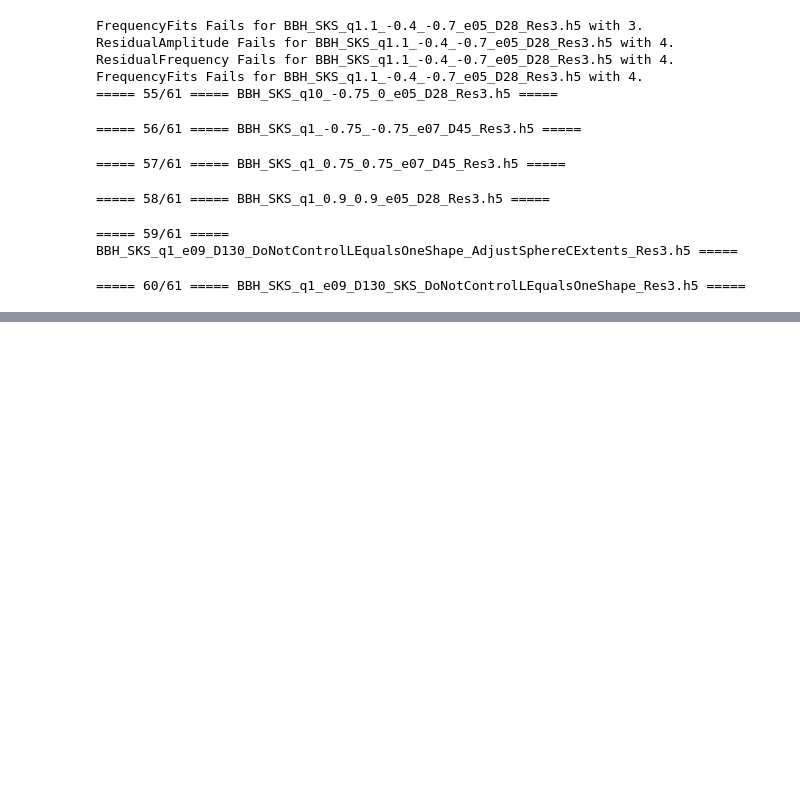
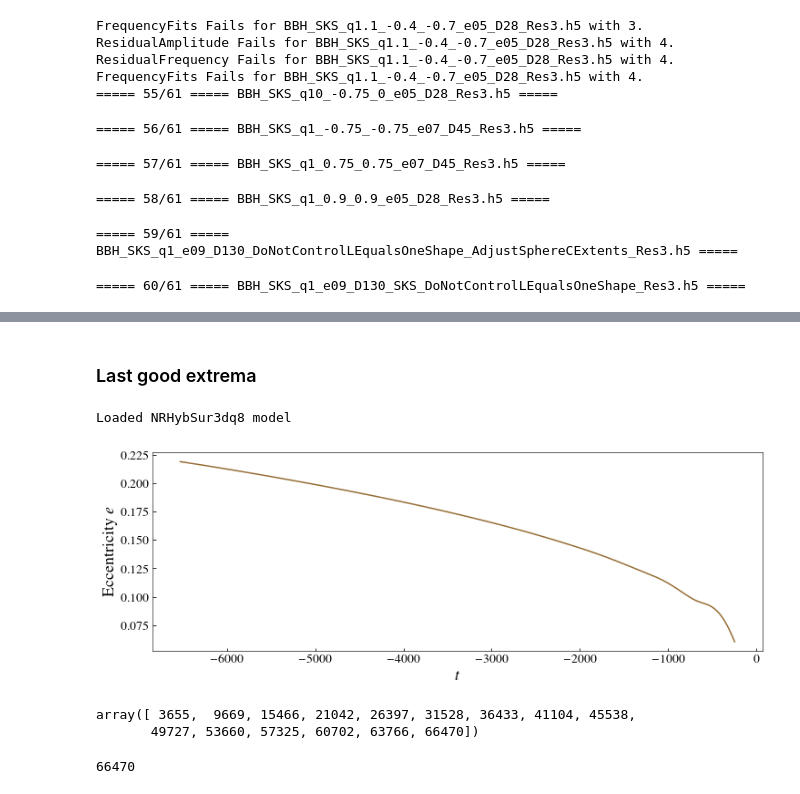
Before and after one commit to vijayvarma392/gw_eccentricity, a Jupyter notebook: notebook/diagnostics-NR.ipynb, the cells around one changed output, grey strips where cells are left out. Saved outputs shown, nothing was run; the diff lists cells and outputs as text; code cells hidden in the pictures; blank space fills up the shorter version.

```diff
--- a/notebook/diagnostics-NR.ipynb
+++ b/notebook/diagnostics-NR.ipynb
@@ -270,0 +371,33 @@ FrequencyFits Fails for BBH_SKS_q1.1_-0.4_-0.7_e05_D28_Res3.h5 with 4.
+# %% [markdown]
+### Last good extrema
+# %%
+waveform_path = sxs_nr_waveforms[10]
+w = waveform_path.split("/")[-1]
+kwargs = {"filepath": waveform_path,
+          "include_zero_ecc": True,
+          "num_orbits_to_remove_as_junk": num_orbits_dict.get(w, 3)}
+dataDict = load_lvcnr_hack(**kwargs)
+tref_vec = dataDict["t"]
+# %% [output]
+Loaded NRHybSur3dq8 model
+# %%
+tref_out, ecc_vec, mean_ano_vec, gwecc_obj = measure_eccentricity(
+                        tref_in=tref_vec,
+                        dataDict=dataDict,
+                        method="ResidualAmplitude",
+                        return_gwecc_object=True,
+                        extra_kwargs={"debug": False})
+# %%
+fig, ax = gwecc_obj.plot_measured_ecc()
+# %% [output]
+[figure, added]
+# %%
+gwecc_obj.pericenters_location
+# %% [output]
+array([ 3655,  9669, 15466, 21042, 26397, 31528, 36433, 41104, 45538,
+       49727, 53660, 57325, 60702, 63766, 66470])
+# %%
+last_peri = gwecc_obj.get_last_good_extrema_from_res_omega22_ratio(gwecc_obj.pericenters_location, max_ratio=1.05)
+last_peri
+# %% [output]
+66470
```
Also changed, not shown: parts of 9 cells of this notebook, 2 other files.
